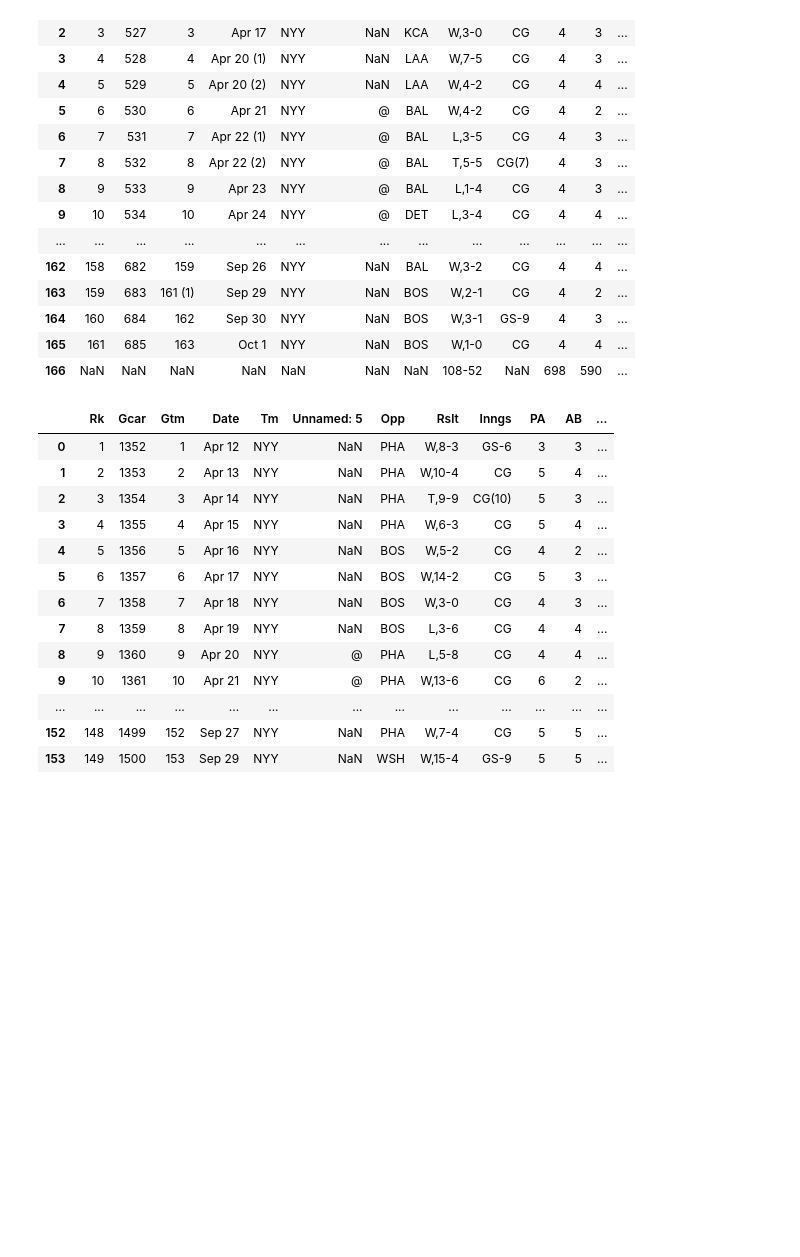
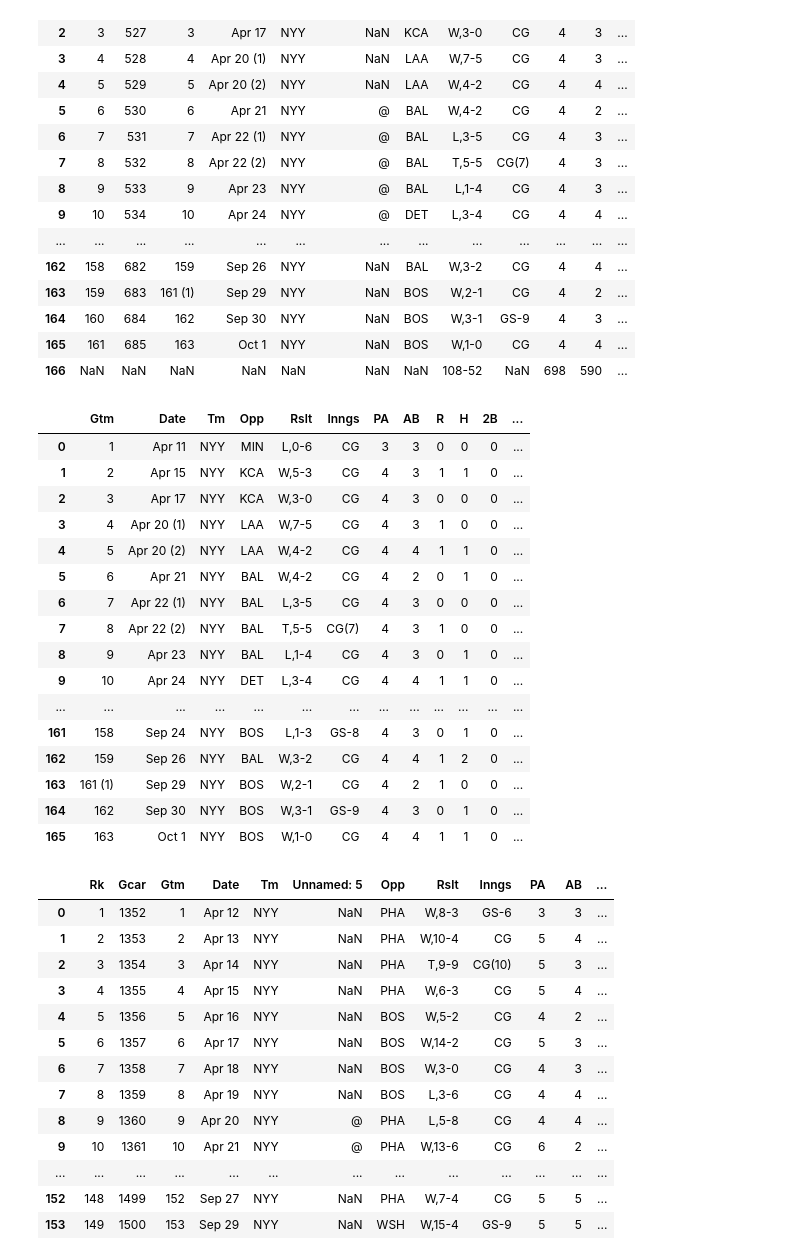
Before and after one commit to bryan-baker/winning-pace-yankees, a Jupyter notebook: HR Pace (Judge 2022).ipynb, the cells around one changed output. Saved outputs shown, nothing was run; the diff lists cells and outputs as text; code cells hidden in the pictures; blank space fills up the shorter version.

```diff
--- a/HR Pace (Judge 2022).ipynb
+++ b/HR Pace (Judge 2022).ipynb
@@ -114,11 +132,30 @@ maris
 # %%
 # Clean and add HR Count
 maris = maris.drop(columns=['Rk', 'Gcar', 'Unnamed: 5', 'RE24'])
 maris = maris[maris['Rslt'].str.contains('Rslt')==False]
 maris.HR = maris.HR.astype(int)
+maris.WPA = maris.WPA.astype(float)
 maris['HR_count'] = maris['HR'].cumsum()
 maris = maris[maris['Gtm'].notna()]
 maris
+# %% [output]
+|  | Gtm | Date | Tm | Opp | Rslt | Inngs | PA | AB | R | H | 2B | ... |
+| 0 | 1 | Apr 11 | NYY | MIN | L,0-6 | CG | 3 | 3 | 0 | 0 | 0 | ... |
+| 1 | 2 | Apr 15 | NYY | KCA | W,5-3 | CG | 4 | 3 | 1 | 1 | 0 | ... |
+| 2 | 3 | Apr 17 | NYY | KCA | W,3-0 | CG | 4 | 3 | 0 | 0 | 0 | ... |
+| 3 | 4 | Apr 20 (1) | NYY | LAA | W,7-5 | CG | 4 | 3 | 1 | 0 | 0 | ... |
+| 4 | 5 | Apr 20 (2) | NYY | LAA | W,4-2 | CG | 4 | 4 | 1 | 1 | 0 | ... |
+| 5 | 6 | Apr 21 | NYY | BAL | W,4-2 | CG | 4 | 2 | 0 | 1 | 0 | ... |
+| 6 | 7 | Apr 22 (1) | NYY | BAL | L,3-5 | CG | 4 | 3 | 0 | 0 | 0 | ... |
+| 7 | 8 | Apr 22 (2) | NYY | BAL | T,5-5 | CG(7) | 4 | 3 | 1 | 0 | 0 | ... |
+| 8 | 9 | Apr 23 | NYY | BAL | L,1-4 | CG | 4 | 3 | 0 | 1 | 0 | ... |
+| 9 | 10 | Apr 24 | NYY | DET | L,3-4 | CG | 4 | 4 | 1 | 1 | 0 | ... |
+| ... | ... | ... | ... | ... | ... | ... | ... | ... | ... | ... | ... | ... |
+| 161 | 158 | Sep 24 | NYY | BOS | L,1-3 | GS-8 | 4 | 3 | 0 | 1 | 0 | ... |
+| 162 | 159 | Sep 26 | NYY | BAL | W,3-2 | CG | 4 | 4 | 1 | 2 | 0 | ... |
+| 163 | 161 (1) | Sep 29 | NYY | BOS | W,2-1 | CG | 4 | 2 | 1 | 0 | 0 | ... |
+| 164 | 162 | Sep 30 | NYY | BOS | W,3-1 | GS-9 | 4 | 3 | 0 | 1 | 0 | ... |
+| 165 | 163 | Oct 1 | NYY | BOS | W,1-0 | CG | 4 | 4 | 1 | 1 | 0 | ... |
 # %%
 # Scrape for Ruth
 driver = webdriver.Chrome(ChromeDriverManager().install())
```
Also changed, not shown: parts of 9 cells of this notebook, 6 other files.
